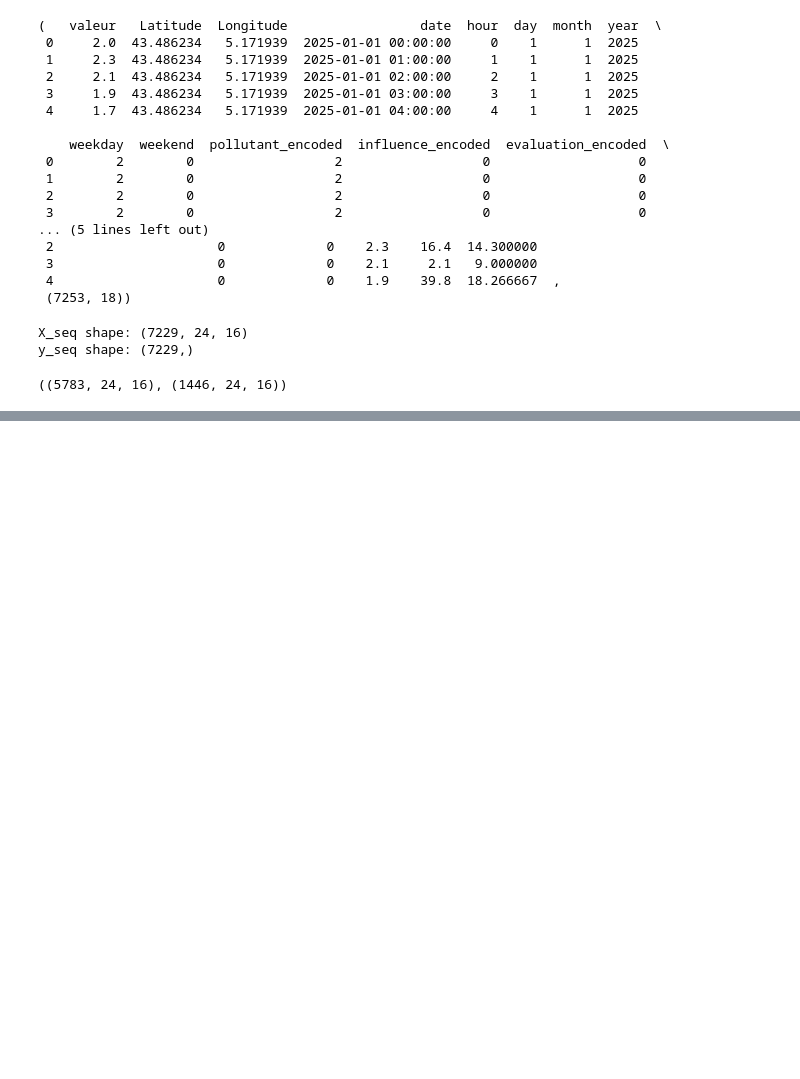
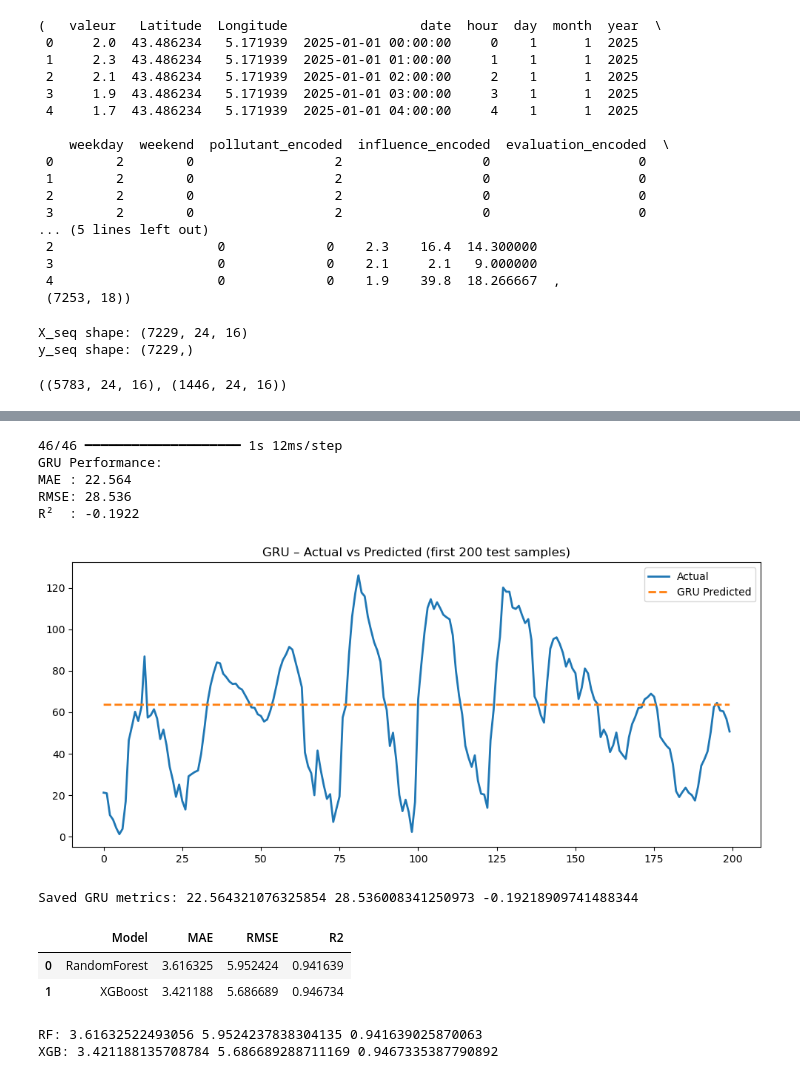
Before and after one commit to JayaSaiKishore7/AirQuality_AnalysisFR, a Jupyter notebook: notebooks/DeepLearning.ipynb, the cells around one changed output, grey strips where cells are left out. Drawn from its saved outputs; the diff is of its cells as text; code cells hidden in the pictures; blank space fills up the shorter version.

Commit message:
Perfomed and Compared metrices with rf,xg,lstm and Gru

```diff
--- a/notebooks/DeepLearning.ipynb
+++ b/notebooks/DeepLearning.ipynb
@@ -236,0 +286,15 @@ R²  : 0.7450
+# %%
+early_stop = EarlyStopping(
+    monitor="val_loss",
+    patience=5,
+    restore_best_weights=True
+)
+
+gru_history = gru_model.fit(
+    X_train, y_train,
+    epochs=50,
+    batch_size=32,
+    validation_split=0.1,
+    callbacks=[early_stop],
+    verbose=1
+)
@@ -236,0 +316,60 @@ R²  : 0.7450
+# %%
+y_pred_gru = gru_model.predict(X_test).ravel()
+
+mse_gru = mean_squared_error(y_test, y_pred_gru)
+mae_gru = mean_absolute_error(y_test, y_pred_gru)
+rmse_gru = np.sqrt(mse_gru)
+r2_gru = r2_score(y_test, y_pred_gru)
+
+print("GRU Performance:")
+print(f"MAE : {mae_gru:.3f}")
+print(f"RMSE: {rmse_gru:.3f}")
+print(f"R²  : {r2_gru:.4f}")
+# %% [output]
+46/46 ━━━━━━━━━━━━━━━━━━━━ 1s 12ms/step
+GRU Performance:
+MAE : 22.564
+RMSE: 28.536
+R²  : -0.1922
+# %%
+import matplotlib.pyplot as plt
+
+plt.figure(figsize=(12,5))
+plt.plot(y_test[:200], label="Actual", linewidth=2)
+plt.plot(y_pred_gru[:200], label="GRU Predicted", linestyle="--", linewidth=2)
+plt.legend()
+plt.title("GRU – Actual vs Predicted (first 200 test samples)")
+plt.show()
+# %% [output]
+[figure, added]
+# %%
+mae_gru  = mae_gru     # already named correctly
+rmse_gru = rmse_gru
+r2_gru   = r2_gru
+
+print("Saved GRU metrics:", mae_gru, rmse_gru, r2_gru)
+# %% [output]
+Saved GRU metrics: 22.564321076325854 28.536008341250973 -0.19218909741488344
+# %%
+import pandas as pd
+
+rf_xgb = pd.read_csv("../reports/rf_xgb_results.csv")
+rf_xgb
+# %% [output]
+|  | Model | MAE | RMSE | R2 |
+| 0 | RandomForest | 3.616325 | 5.952424 | 0.941639 |
+| 1 | XGBoost | 3.421188 | 5.686689 | 0.946734 |
+# %%
+rf_mae  = rf_xgb.loc[rf_xgb["Model"] == "RandomForest", "MAE"].item()
+rf_rmse = rf_xgb.loc[rf_xgb["Model"] == "RandomForest", "RMSE"].item()
+rf_r2   = rf_xgb.loc[rf_xgb["Model"] == "RandomForest", "R2"].item()
+
+xgb_mae  = rf_xgb.loc[rf_xgb["Model"] == "XGBoost", "MAE"].item()
+xgb_rmse = rf_xgb.loc[rf_xgb["Model"] == "XGBoost", "RMSE"].item()
+xgb_r2   = rf_xgb.loc[rf_xgb["Model"] == "XGBoost", "R2"].item()
+
+print("RF:", rf_mae, rf_rmse, rf_r2)
+print("XGB:", xgb_mae, xgb_rmse, xgb_r2)
+# %% [output]
+RF: 3.61632522493056 5.9524237838304135 0.941639025870063
+XGB: 3.421188135708784 5.686689288711169 0.9467335387790892
```
Also changed, not shown: parts of 12 cells of this notebook.
